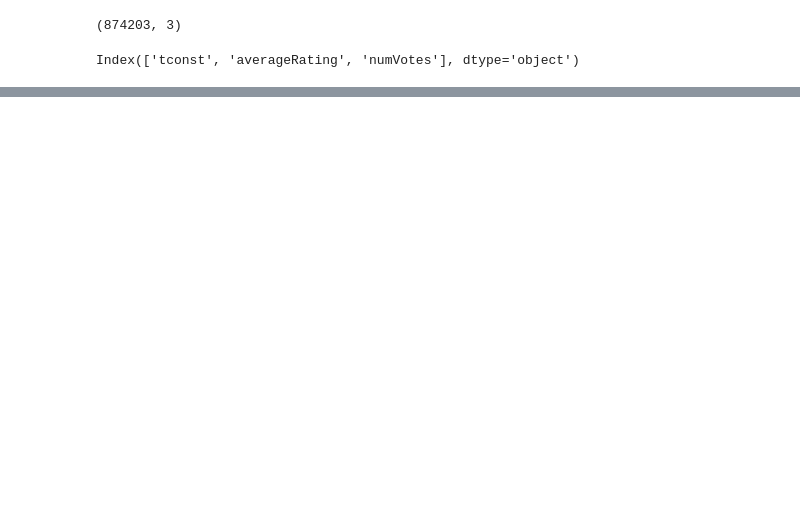
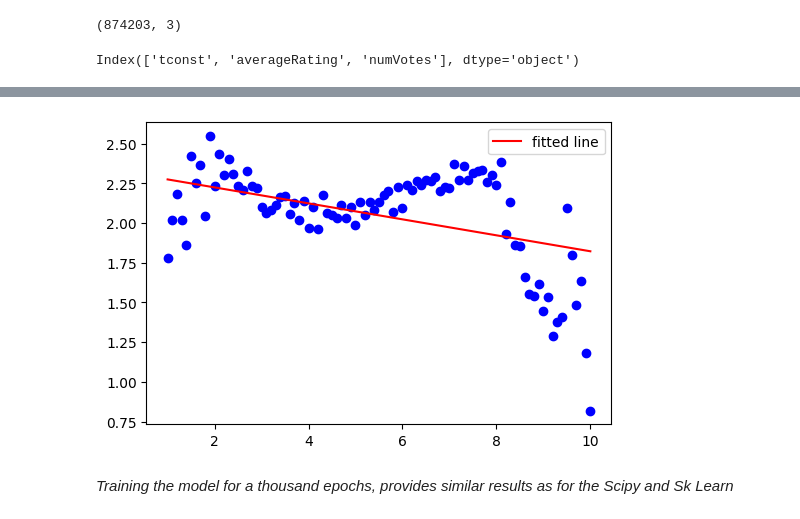
Before and after one commit to githinjimary/DSI.2022, a Jupyter notebook: assignment.ipynb, the cells around one changed output, grey strips where cells are left out. Saved outputs shown, nothing was run; the diff lists cells and outputs as text; code cells hidden in the pictures; blank space fills up the shorter version.

```diff
--- a/assignment.ipynb
+++ b/assignment.ipynb
@@ -226,0 +393,48 @@ print(vertices)
+# %%
+# inherit values from previous X and Y
+y = y_train
+X = torch.from_numpy(x.reshape(-1,1).astype(np.float32))
+y = torch.from_numpy(y.astype(np.float32))
+y = y.view(y.shape[0], 1)
+# samples
+
+n_samples, n_features = X.shape
+
+
+# initializing the model
+input_size = n_features
+output_size = 1
+model = nn.Linear(input_size, output_size)
+learning_rate = 0.01
+
+# Loss criterion
+criterion = nn.MSELoss()
+optimizer = torch.optim.SGD(model.parameters(), lr=learning_rate)
+
+# training with 1000 epochs
+
+num_epochs = 1000
+for epoch in range(num_epochs):
+
+    y_predicted = model(X)
+    loss = criterion(y_predicted, y)
+
+    loss.backward()
+    optimizer.step()
+
+    optimizer.zero_grad()
+
+
+# make plots
+
+predicted = model(X).detach().numpy()
+
+plt.figure(figsize=(6,4),dpi = 100)
+plt.plot(X, y, 'bo')
+plt.plot(X, predicted, 'r', label='fitted line')
+plt.legend()
+plt.show()
+# %% [output]
+[figure, added]
+# %% [markdown]
+*Training the model for a thousand epochs, provides similar results as for the Scipy and Sk Learn*
```
Also changed, not shown: parts of 47 cells of this notebook.
